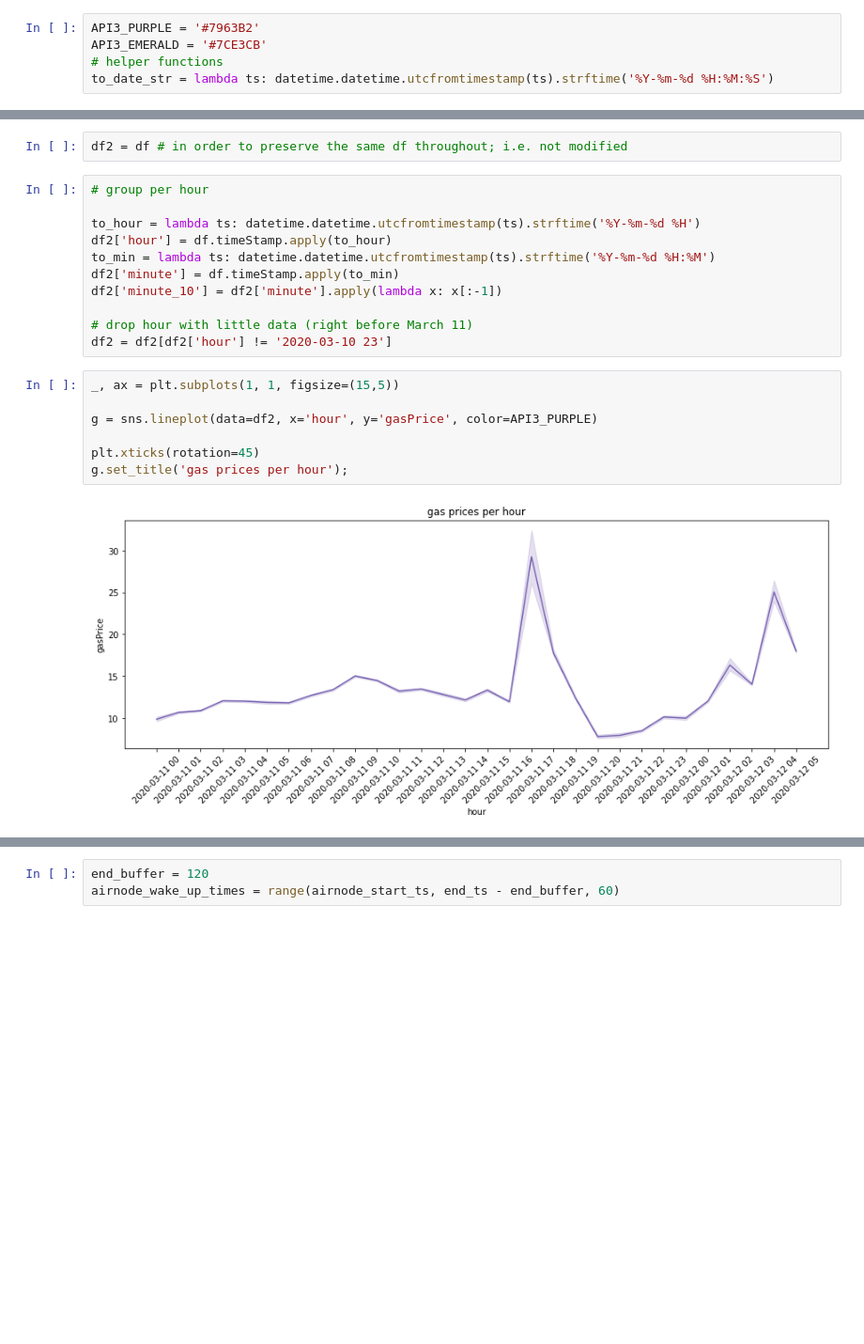
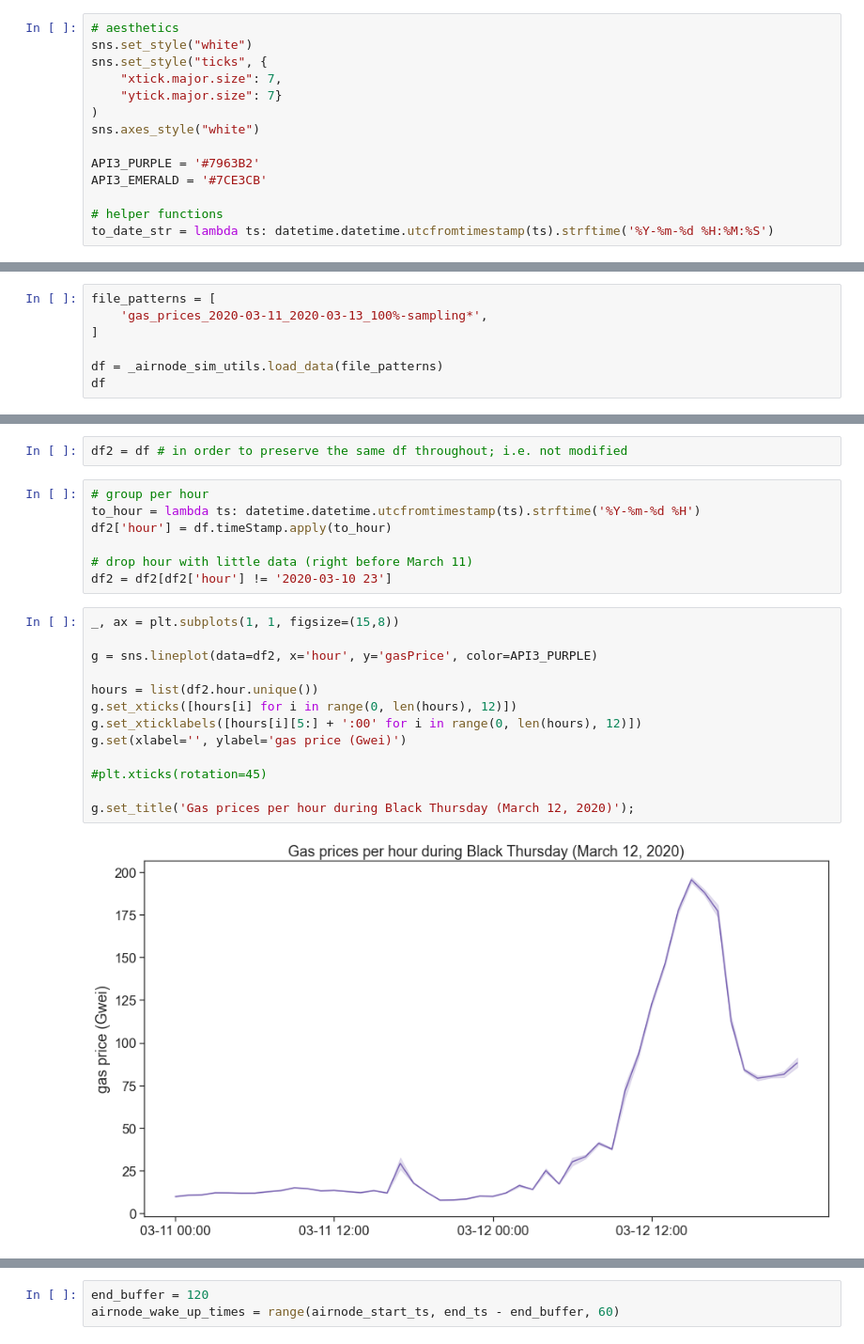
Before and after one commit to sassmilic/historical-gas-prices, a Jupyter notebook: airnode - black thursday sim.ipynb, the cells around one changed output, grey strips where cells are left out. Shown at 94% size. Cells and saved outputs as stored; diff of their text form; blank space fills up the shorter version.

Commit message:
updated airnode sim notebook

```diff
--- a/airnode - black thursday sim.ipynb
+++ b/airnode - black thursday sim.ipynb
@@ -23,6 +26,15 @@ import seaborn as sns
 # %%
+# aesthetics
+sns.set_style("white")
+sns.set_style("ticks", {
+    "xtick.major.size": 7,
+    "ytick.major.size": 7}
+)
+sns.axes_style("white")
+
 API3_PURPLE = '#7963B2'
 API3_EMERALD = '#7CE3CB'
+
 # helper functions
 to_date_str = lambda ts: datetime.datetime.utcfromtimestamp(ts).strftime('%Y-%m-%d %H:%M:%S')
 # %% [markdown]
@@ -72,0 +42,7 @@ df
+# %%
+file_patterns = [
+    'gas_prices_2020-03-11_2020-03-13_100%-sampling*',
+]
+
+df = _airnode_sim_utils.load_data(file_patterns)
+df
@@ -87,21 +78,23 @@ End:    2020-03-12 05:19:40
 df2 = df # in order to preserve the same df throughout; i.e. not modified
 # %%
 # group per hour
-
 to_hour = lambda ts: datetime.datetime.utcfromtimestamp(ts).strftime('%Y-%m-%d %H')
 df2['hour'] = df.timeStamp.apply(to_hour)
-to_min = lambda ts: datetime.datetime.utcfromtimestamp(ts).strftime('%Y-%m-%d %H:%M')
-df2['minute'] = df.timeStamp.apply(to_min)
-df2['minute_10'] = df2['minute'].apply(lambda x: x[:-1])
 
 # drop hour with little data (right before March 11)
 df2 = df2[df2['hour'] != '2020-03-10 23']
 # %%
-_, ax = plt.subplots(1, 1, figsize=(15,5))
+_, ax = plt.subplots(1, 1, figsize=(15,8))
 
 g = sns.lineplot(data=df2, x='hour', y='gasPrice', color=API3_PURPLE)
 
-plt.xticks(rotation=45)
-g.set_title('gas prices per hour');
+hours = list(df2.hour.unique())
+g.set_xticks([hours[i] for i in range(0, len(hours), 12)])
+g.set_xticklabels([hours[i][5:] + ':00' for i in range(0, len(hours), 12)])
+g.set(xlabel='', ylabel='gas price (Gwei)')
+
+#plt.xticks(rotation=45)
+
+g.set_title('Gas prices per hour during Black Thursday (March 12, 2020)');
 # %% [output]
-[figure, old version]
+[figure, new version]
```
Also changed, not shown: parts of 26 cells of this notebook, 1 other file.
